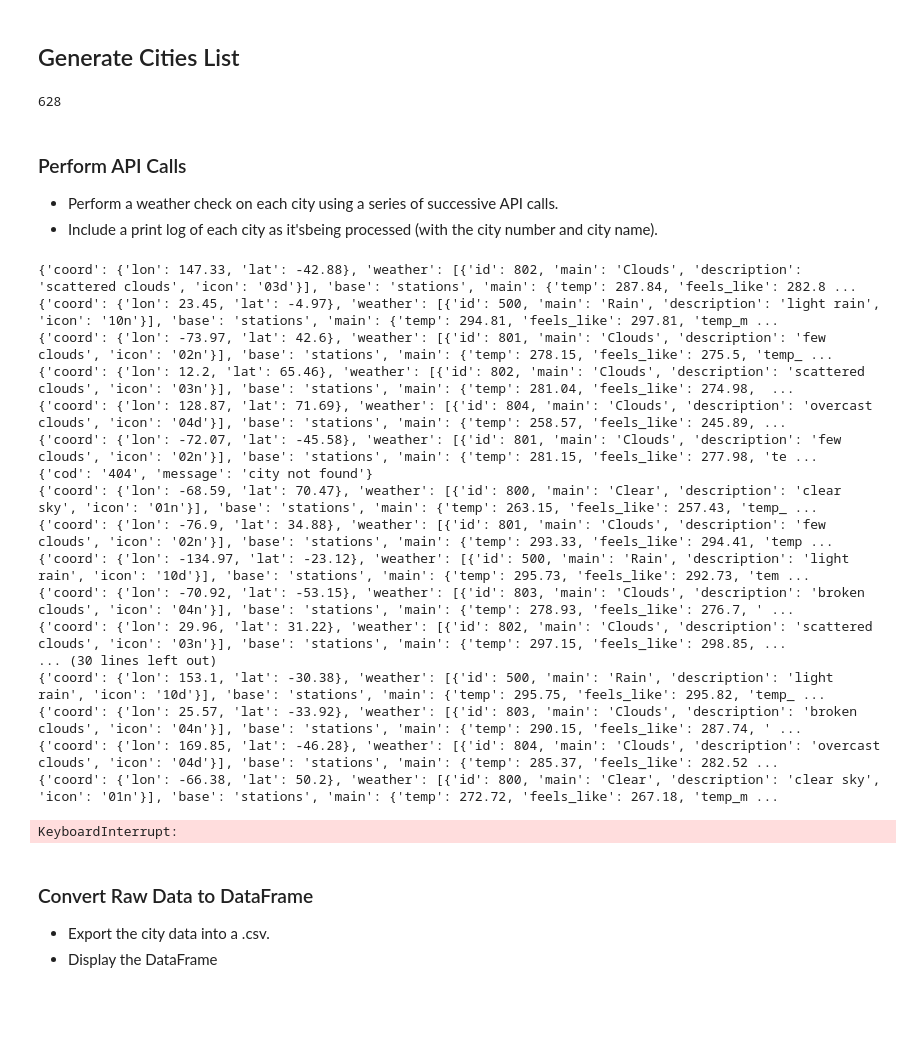
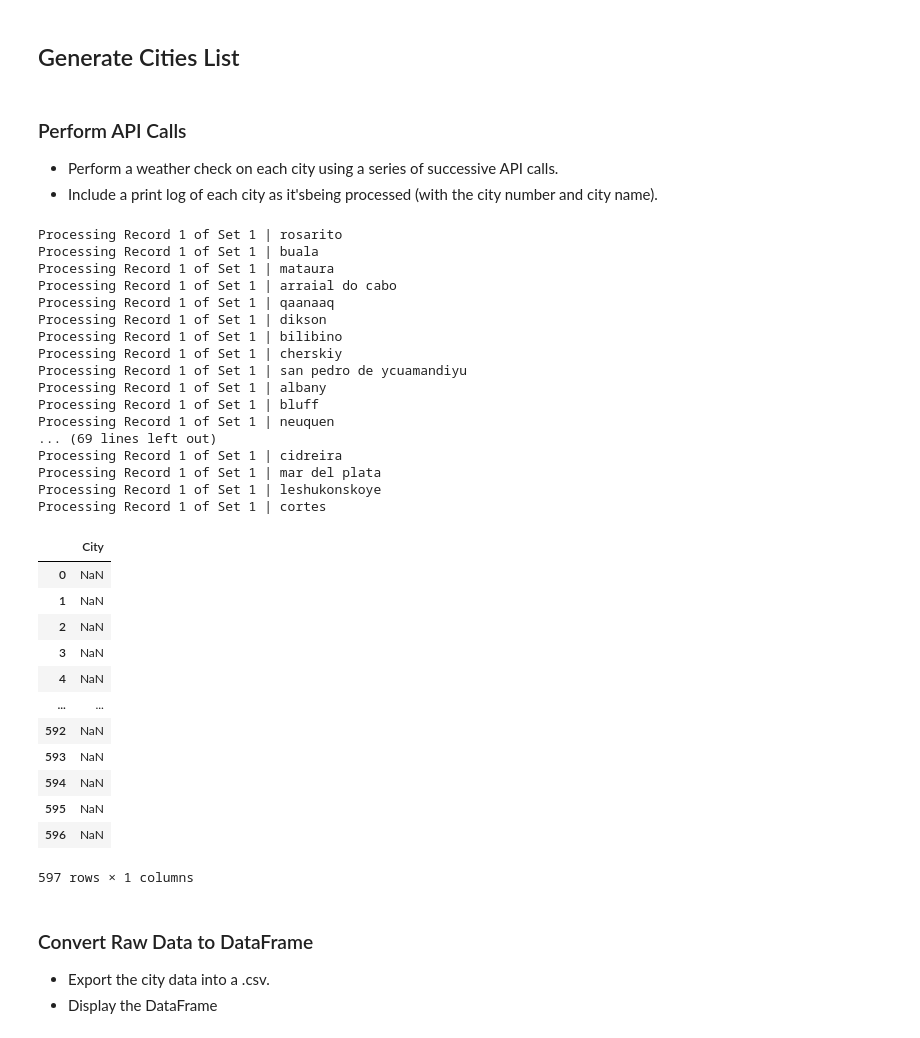
Before and after one commit to littleprincecurry/python-api-challenge, a Jupyter notebook: WeatherPy/WeatherPy.ipynb, the cells around one changed output. Drawn from its saved outputs; the diff is of its cells as text; code cells hidden in the pictures; blank space fills up the shorter version.

Commit message:
added status checking for city

```diff
--- a/WeatherPy/WeatherPy.ipynb
+++ b/WeatherPy/WeatherPy.ipynb
@@ -28,8 +28,8 @@ lng_range = (-180, 180)
 
 weather_api_key = 'e3b88e8fea620ed7faabc2ff4e78e74b'
 # %%
-# city = 'martinsville'
-# target_url = ('http://api.openweathermap.org/data/2.5/weather?q={0}&appid={1}').format(city, weather_api_key)
-# response = requests.get(target_url).json()
-# print(response)
+city = 'martinsville'
+target_url = ('http://api.openweathermap.org/data/2.5/weather?q={0}&appid={1}').format(city, weather_api_key)
+response = requests.get(target_url).json()
+print(response)
 # %% [output]
@@ -55,45 +55,59 @@ for lat_lng in lat_lngs:
         cities.append(city)
 
 # Print the city count to confirm sufficient count
-len(cities)
+index = len(cities)
-# %% [output]
-628
 # %% [markdown]
 ### Perform API Calls
 * Perform a weather check on each city using a series of successive API calls.
 * Include a print log of each city as it'sbeing processed (with the city number and city name).
 # %%
-# city_number = 1
+city_number = 1
 
+cities_pd = pd.DataFrame(columns=['City'], index=range(index))
 for city in cities:
     target_url = ('http://api.openweathermap.org/data/2.5/weather?q={0}&appid={1}').format(city, weather_api_key)
     response = requests.get(target_url).json()
-    print(response)
-#     try:
-
-#         print(f'Processing Record {city_number} of Set 1 | {city}')
-#         city_number = city_number+1
-#     except(SyntaxError):
-#         print('Whoops!')
+    time.sleep(1)
+    try:
+        cities_pd.loc[index, 'City'] = response['name']
+        print(f'Processing Record {city_number} of Set 1 | {city}')
+        city_number = city_number + 1
+    except:
+        print(f'No data for {city} found!')
 # %% [output]
-{'coord': {'lon': 147.33, 'lat': -42.88}, 'weather': [{'id': 802, 'main': 'Clouds', 'description': 'scattered clouds', 'icon': '03d'}], 'base': 'stations', 'main': {'temp': 287.84, 'feels_like': 282.8 ...
-{'coord': {'lon': 23.45, 'lat': -4.97}, 'weather': [{'id': 500, 'main': 'Rain', 'description': 'light rain', 'icon': '10n'}], 'base': 'stations', 'main': {'temp': 294.81, 'feels_like': 297.81, 'temp_m ...
-{'coord': {'lon': -73.97, 'lat': 42.6}, 'weather': [{'id': 801, 'main': 'Clouds', 'description': 'few clouds', 'icon': '02n'}], 'base': 'stations', 'main': {'temp': 278.15, 'feels_like': 275.5, 'temp_ ...
-{'coord': {'lon': 12.2, 'lat': 65.46}, 'weather': [{'id': 802, 'main': 'Clouds', 'description': 'scattered clouds', 'icon': '03n'}], 'base': 'stations', 'main': {'temp': 281.04, 'feels_like': 274.98,  ...
-{'coord': {'lon': 128.87, 'lat': 71.69}, 'weather': [{'id': 804, 'main': 'Clouds', 'description': 'overcast clouds', 'icon': '04d'}], 'base': 'stations', 'main': {'temp': 258.57, 'feels_like': 245.89, ...
-{'coord': {'lon': -72.07, 'lat': -45.58}, 'weather': [{'id': 801, 'main': 'Clouds', 'description': 'few clouds', 'icon': '02n'}], 'base': 'stations', 'main': {'temp': 281.15, 'feels_like': 277.98, 'te ...
-{'cod': '404', 'message': 'city not found'}
-{'coord': {'lon': -68.59, 'lat': 70.47}, 'weather': [{'id': 800, 'main': 'Clear', 'description': 'clear sky', 'icon': '01n'}], 'base': 'stations', 'main': {'temp': 263.15, 'feels_like': 257.43, 'temp_ ...
-{'coord': {'lon': -76.9, 'lat': 34.88}, 'weather': [{'id': 801, 'main': 'Clouds', 'description': 'few clouds', 'icon': '02n'}], 'base': 'stations', 'main': {'temp': 293.33, 'feels_like': 294.41, 'temp ...
-{'coord': {'lon': -134.97, 'lat': -23.12}, 'weather': [{'id': 500, 'main': 'Rain', 'description': 'light rain', 'icon': '10d'}], 'base': 'stations', 'main': {'temp': 295.73, 'feels_like': 292.73, 'tem ...
-{'coord': {'lon': -70.92, 'lat': -53.15}, 'weather': [{'id': 803, 'main': 'Clouds', 'description': 'broken clouds', 'icon': '04n'}], 'base': 'stations', 'main': {'temp': 278.93, 'feels_like': 276.7, ' ...
-{'coord': {'lon': 29.96, 'lat': 31.22}, 'weather': [{'id': 802, 'main': 'Clouds', 'description': 'scattered clouds', 'icon': '03n'}], 'base': 'stations', 'main': {'temp': 297.15, 'feels_like': 298.85, ...
-... (30 lines left out)
-{'coord': {'lon': 153.1, 'lat': -30.38}, 'weather': [{'id': 500, 'main': 'Rain', 'description': 'light rain', 'icon': '10d'}], 'base': 'stations', 'main': {'temp': 295.75, 'feels_like': 295.82, 'temp_ ...
-{'coord': {'lon': 25.57, 'lat': -33.92}, 'weather': [{'id': 803, 'main': 'Clouds', 'description': 'broken clouds', 'icon': '04n'}], 'base': 'stations', 'main': {'temp': 290.15, 'feels_like': 287.74, ' ...
-{'coord': {'lon': 169.85, 'lat': -46.28}, 'weather': [{'id': 804, 'main': 'Clouds', 'description': 'overcast clouds', 'icon': '04d'}], 'base': 'stations', 'main': {'temp': 285.37, 'feels_like': 282.52 ...
-{'coord': {'lon': -66.38, 'lat': 50.2}, 'weather': [{'id': 800, 'main': 'Clear', 'description': 'clear sky', 'icon': '01n'}], 'base': 'stations', 'main': {'temp': 272.72, 'feels_like': 267.18, 'temp_m ...
+Processing Record 1 of Set 1 | rosarito
+Processing Record 1 of Set 1 | buala
+Processing Record 1 of Set 1 | mataura
+Processing Record 1 of Set 1 | arraial do cabo
+Processing Record 1 of Set 1 | qaanaaq
+Processing Record 1 of Set 1 | dikson
+Processing Record 1 of Set 1 | bilibino
+Processing Record 1 of Set 1 | cherskiy
+Processing Record 1 of Set 1 | san pedro de ycuamandiyu
+Processing Record 1 of Set 1 | albany
+Processing Record 1 of Set 1 | bluff
+Processing Record 1 of Set 1 | neuquen
+... (69 lines left out)
+Processing Record 1 of Set 1 | cidreira
+Processing Record 1 of Set 1 | mar del plata
+Processing Record 1 of Set 1 | leshukonskoye
+Processing Record 1 of Set 1 | cortes
-KeyboardInterrupt:
+# %%
+cities_pd
+# %% [output]
+|  | City |
+| 0 | NaN |
+| 1 | NaN |
+| 2 | NaN |
+| 3 | NaN |
+| 4 | NaN |
+| ... | ... |
+| 592 | NaN |
+| 593 | NaN |
+| 594 | NaN |
+| 595 | NaN |
+| 596 | NaN |
+597 rows × 1 columns
 # %% [markdown]
 ### Convert Raw Data to DataFrame
 * Export the city data into a .csv.
```
Also changed, not shown: parts of 2 cells of this notebook, 1 other file.
